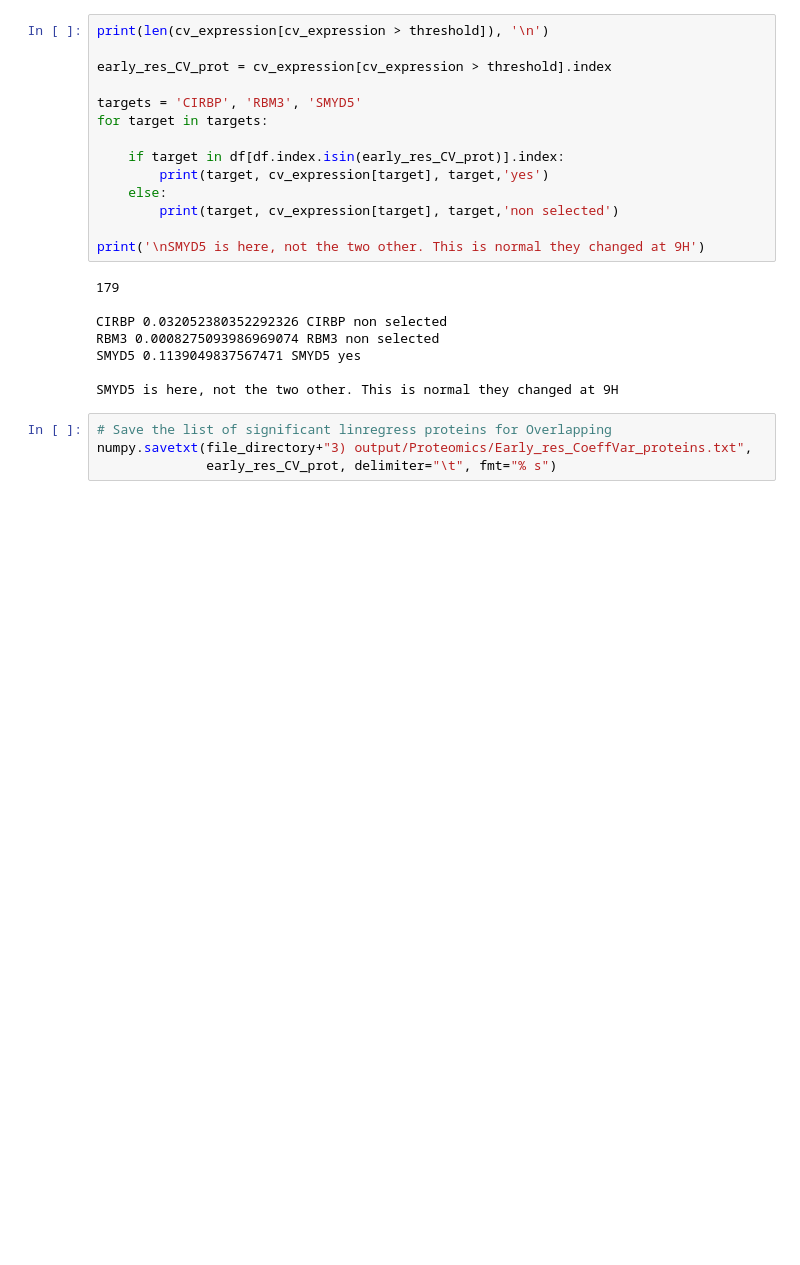
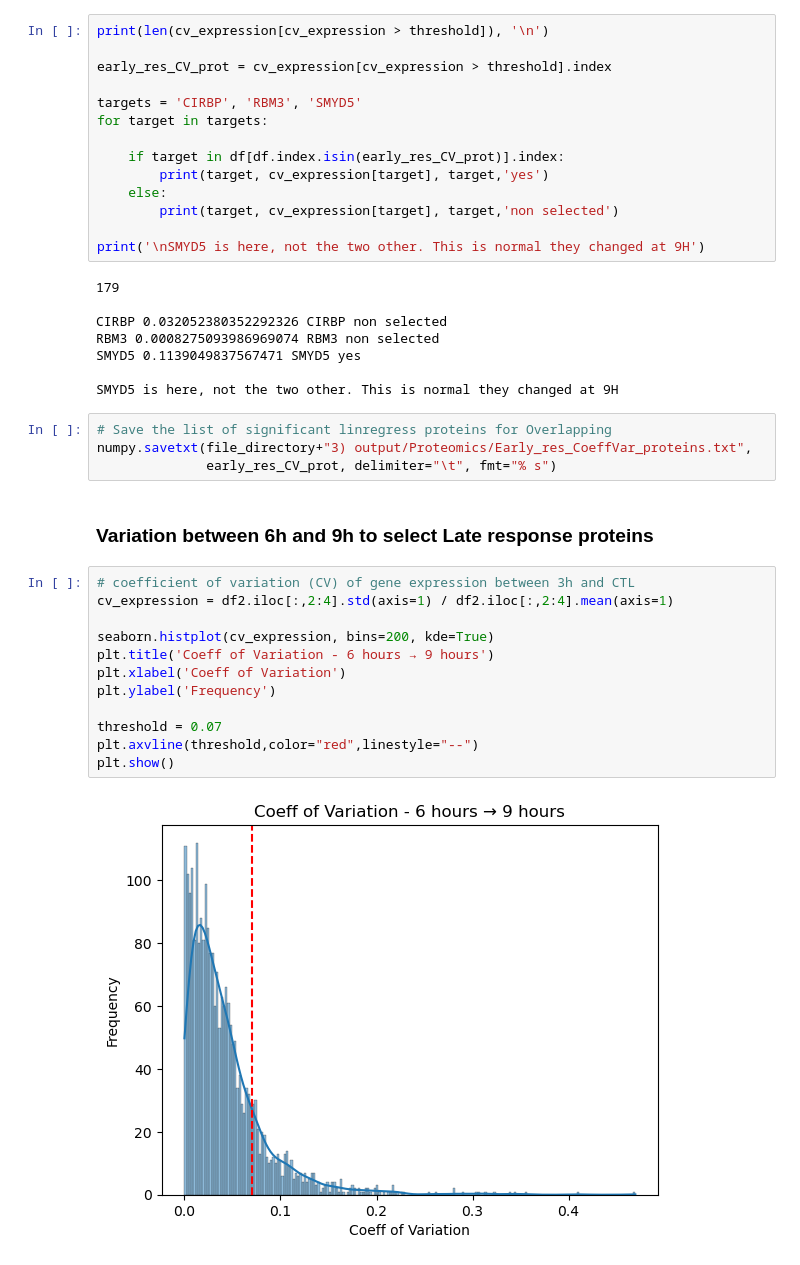
Before and after one commit to Keviosta/Temp_3.2.-.C, a Jupyter notebook: proteomics/HEK293_Proteomic data_filtering.ipynb, the cells around one changed output. Saved outputs shown, nothing was run; the diff lists cells and outputs as text; blank space fills up the shorter version.

```diff
--- a/proteomics/HEK293_Proteomic data_filtering.ipynb
+++ b/proteomics/HEK293_Proteomic data_filtering.ipynb
@@ -252,3 +252,19 @@ SMYD5 is here, not the two other. This is normal they changed at 9H
 # Save the list of significant linregress proteins for Overlapping
 numpy.savetxt(file_directory+"3) output/Proteomics/Early_res_CoeffVar_proteins.txt",
               early_res_CV_prot, delimiter="\t", fmt="% s")
+# %% [markdown]
+### Variation between 6h and 9h to select Late response proteins
+# %%
+# coefficient of variation (CV) of gene expression between 3h and CTL
+cv_expression = df2.iloc[:,2:4].std(axis=1) / df2.iloc[:,2:4].mean(axis=1)
+
+seaborn.histplot(cv_expression, bins=200, kde=True)
+plt.title('Coeff of Variation - 6 hours → 9 hours')
+plt.xlabel('Coeff of Variation')
+plt.ylabel('Frequency')
+
+threshold = 0.07
+plt.axvline(threshold,color="red",linestyle="--")
+plt.show()
+# %% [output]
+[figure, added]
```
Also changed, not shown: parts of 3 cells of this notebook, 23 other files.
